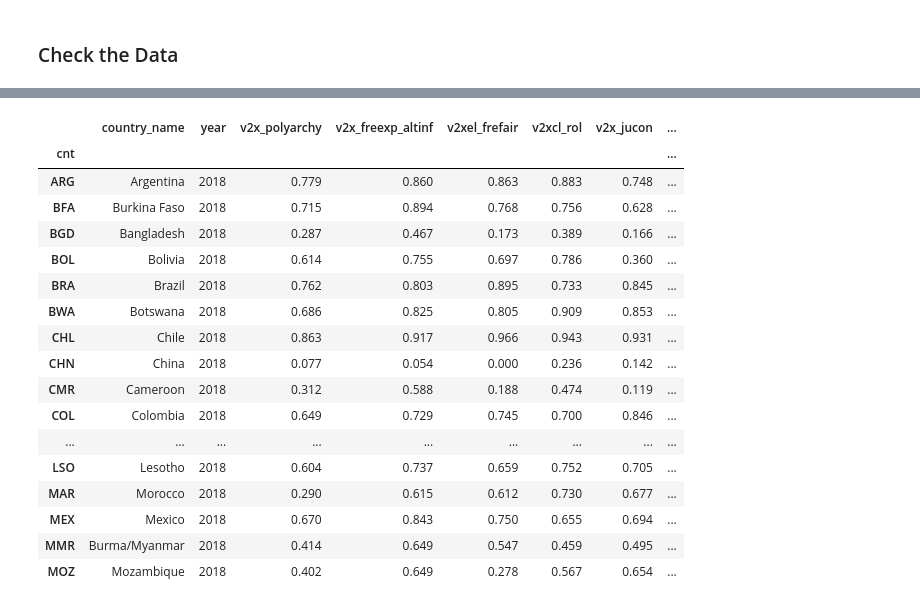
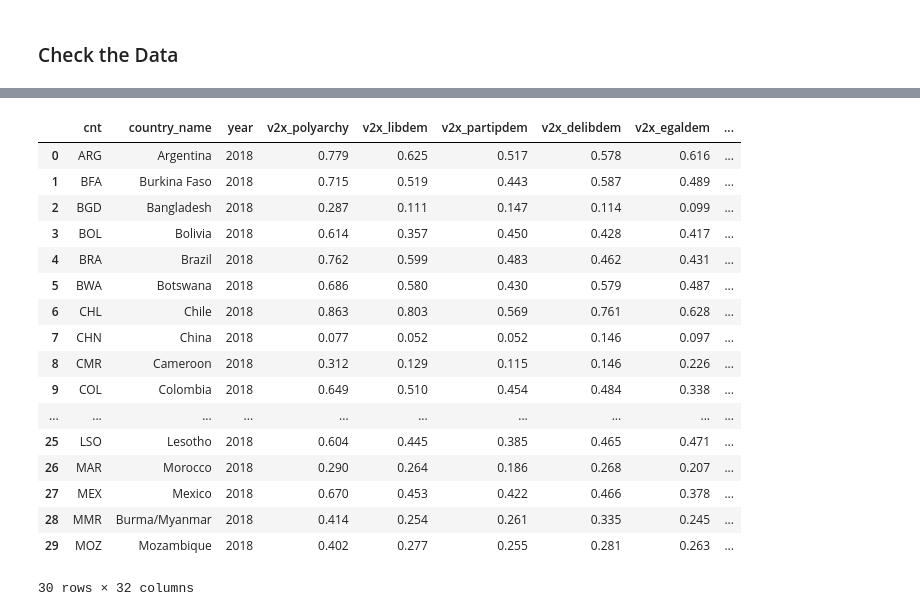
Before and after one commit to rahuloms/Data_Science_1_Final_Project_2021, a Jupyter notebook: Code/Data Wrangling.ipynb, the cells around one changed output, grey strips where cells are left out. Cells and saved outputs as stored; diff of their text form; code cells hidden in the pictures.

```diff
--- a/Code/Data Wrangling.ipynb
+++ b/Code/Data Wrangling.ipynb
@@ -261,0 +383,2 @@ merged_df
+# %%
+mean_df = mean_df.reset_index()
@@ -261,0 +405,4 @@ merged_df
+# %%
+merged_2018 = merged_countries.last()
+# %%
+merged_final = merged_2018.merge(mean_df, how = 'inner', on = ['cnt'])
@@ -262,27 +430,23 @@ merged_df
 # %%
-# Group by state
-merged_countries = merged_df.groupby('cnt')
-
-# Check for latest date
-dta = merged_countries.last()
+merged_final.rename(columns={'FinSec Growth': 'FinSecGrowth_5Yrs'}, inplace=True)
 # %%
-dta.head(30)
+merged_final.head(30)
 # %% [output]
-|  | country_name | year | v2x_polyarchy | v2x_freexp_altinf | v2xel_frefair | v2xcl_rol | v2x_jucon | ... |
-| cnt |  |  |  |  |  |  |  | ... |
-| ARG | Argentina | 2018 | 0.779 | 0.860 | 0.863 | 0.883 | 0.748 | ... |
-| BFA | Burkina Faso | 2018 | 0.715 | 0.894 | 0.768 | 0.756 | 0.628 | ... |
-| BGD | Bangladesh | 2018 | 0.287 | 0.467 | 0.173 | 0.389 | 0.166 | ... |
-| BOL | Bolivia | 2018 | 0.614 | 0.755 | 0.697 | 0.786 | 0.360 | ... |
-| BRA | Brazil | 2018 | 0.762 | 0.803 | 0.895 | 0.733 | 0.845 | ... |
-| BWA | Botswana | 2018 | 0.686 | 0.825 | 0.805 | 0.909 | 0.853 | ... |
-| CHL | Chile | 2018 | 0.863 | 0.917 | 0.966 | 0.943 | 0.931 | ... |
-| CHN | China | 2018 | 0.077 | 0.054 | 0.000 | 0.236 | 0.142 | ... |
-| CMR | Cameroon | 2018 | 0.312 | 0.588 | 0.188 | 0.474 | 0.119 | ... |
-| COL | Colombia | 2018 | 0.649 | 0.729 | 0.745 | 0.700 | 0.846 | ... |
-| ... | ... | ... | ... | ... | ... | ... | ... | ... |
-| LSO | Lesotho | 2018 | 0.604 | 0.737 | 0.659 | 0.752 | 0.705 | ... |
-| MAR | Morocco | 2018 | 0.290 | 0.615 | 0.612 | 0.730 | 0.677 | ... |
-| MEX | Mexico | 2018 | 0.670 | 0.843 | 0.750 | 0.655 | 0.694 | ... |
-| MMR | Burma/Myanmar | 2018 | 0.414 | 0.649 | 0.547 | 0.459 | 0.495 | ... |
-| MOZ | Mozambique | 2018 | 0.402 | 0.649 | 0.278 | 0.567 | 0.654 | ... |
+|  | cnt | country_name | year | v2x_polyarchy | v2x_libdem | v2x_partipdem | v2x_delibdem | v2x_egaldem | ... |
+| 0 | ARG | Argentina | 2018 | 0.779 | 0.625 | 0.517 | 0.578 | 0.616 | ... |
+| 1 | BFA | Burkina Faso | 2018 | 0.715 | 0.519 | 0.443 | 0.587 | 0.489 | ... |
+| 2 | BGD | Bangladesh | 2018 | 0.287 | 0.111 | 0.147 | 0.114 | 0.099 | ... |
+| 3 | BOL | Bolivia | 2018 | 0.614 | 0.357 | 0.450 | 0.428 | 0.417 | ... |
+| 4 | BRA | Brazil | 2018 | 0.762 | 0.599 | 0.483 | 0.462 | 0.431 | ... |
+| 5 | BWA | Botswana | 2018 | 0.686 | 0.580 | 0.430 | 0.579 | 0.487 | ... |
+| 6 | CHL | Chile | 2018 | 0.863 | 0.803 | 0.569 | 0.761 | 0.628 | ... |
+| 7 | CHN | China | 2018 | 0.077 | 0.052 | 0.052 | 0.146 | 0.097 | ... |
+| 8 | CMR | Cameroon | 2018 | 0.312 | 0.129 | 0.115 | 0.146 | 0.226 | ... |
+| 9 | COL | Colombia | 2018 | 0.649 | 0.510 | 0.454 | 0.484 | 0.338 | ... |
+| ... | ... | ... | ... | ... | ... | ... | ... | ... | ... |
+| 25 | LSO | Lesotho | 2018 | 0.604 | 0.445 | 0.385 | 0.465 | 0.471 | ... |
+| 26 | MAR | Morocco | 2018 | 0.290 | 0.264 | 0.186 | 0.268 | 0.207 | ... |
+| 27 | MEX | Mexico | 2018 | 0.670 | 0.453 | 0.422 | 0.466 | 0.378 | ... |
+| 28 | MMR | Burma/Myanmar | 2018 | 0.414 | 0.254 | 0.261 | 0.335 | 0.245 | ... |
+| 29 | MOZ | Mozambique | 2018 | 0.402 | 0.277 | 0.255 | 0.281 | 0.263 | ... |
+30 rows × 32 columns
```
Also changed, not shown: parts of 24 cells of this notebook, 8 other files.
